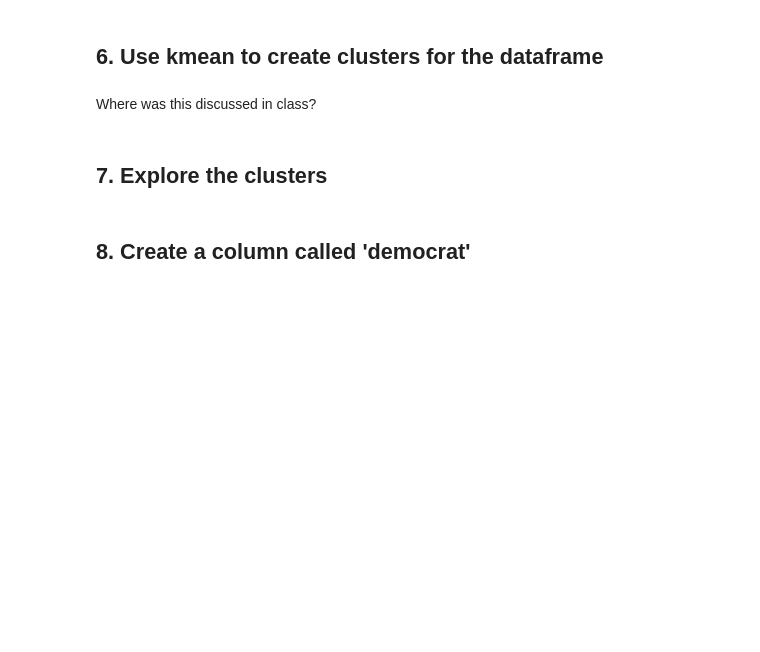
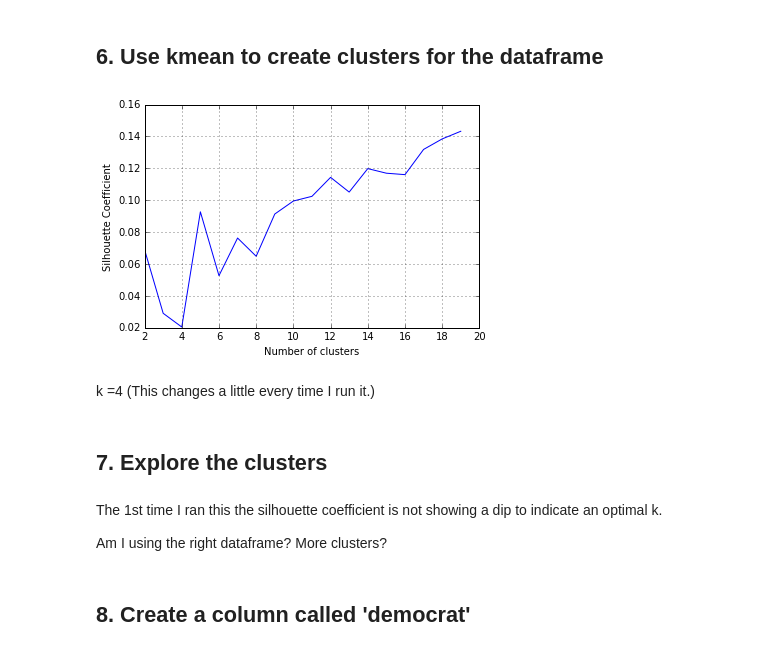
Before and after one commit to Khenu/sfdat26_work, a Jupyter notebook: hw/hw2.ipynb, the cells around one changed output. Drawn from its saved outputs; the diff is of its cells as text; code cells hidden in the pictures; blank space fills up the shorter version.

```diff
--- a/hw/hw2.ipynb
+++ b/hw/hw2.ipynb
@@ -241,2 +242,8 @@ from sklearn.cluster import KMeans
-# %% [markdown]
-Where was this discussed in class?
+# %%
+# calculate SC for K=2 through K=19
+k_range = range(2, 20)
+scores = []
+for k in k_range:
+    km = KMeans(n_clusters=k, random_state=1)
+    km.fit(dtm_df)
+    scores.append(metrics.silhouette_score(dtm_df, km.labels_))
@@ -243,9 +253,23 @@ Where was this discussed in class?
+# %%
+# plot the results
+plt.plot(k_range, scores)
+plt.xlabel('Number of clusters')
+plt.ylabel('Silhouette Coefficient')
+plt.grid(True)
+# %% [output]
+[figure, added]
+# %% [markdown]
+k =4 (This changes a little every time I run it.)
 # %% [markdown]
 ## 7. Explore the clusters
 # %%
 # 7 Explore the clusters
 # What is interesting? Surprising? Can you draw any inferences about each cluster?
 # Write your answer to these questions in markdown
+# %% [markdown]
+The 1st time I ran this the silhouette coefficient is not showing a dip to indicate an optimal k.
+
+Am I using the right dataframe? More clusters?
 # %% [markdown]
 ## 8. Create a column called 'democrat'
 # %%
```
Also changed, not shown: parts of 34 cells of this notebook, 12 other files.
